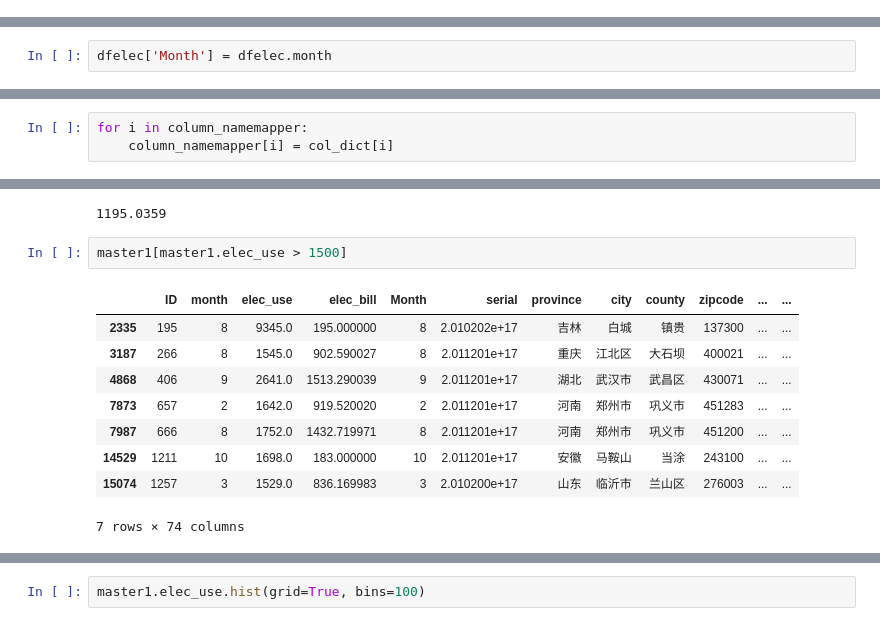
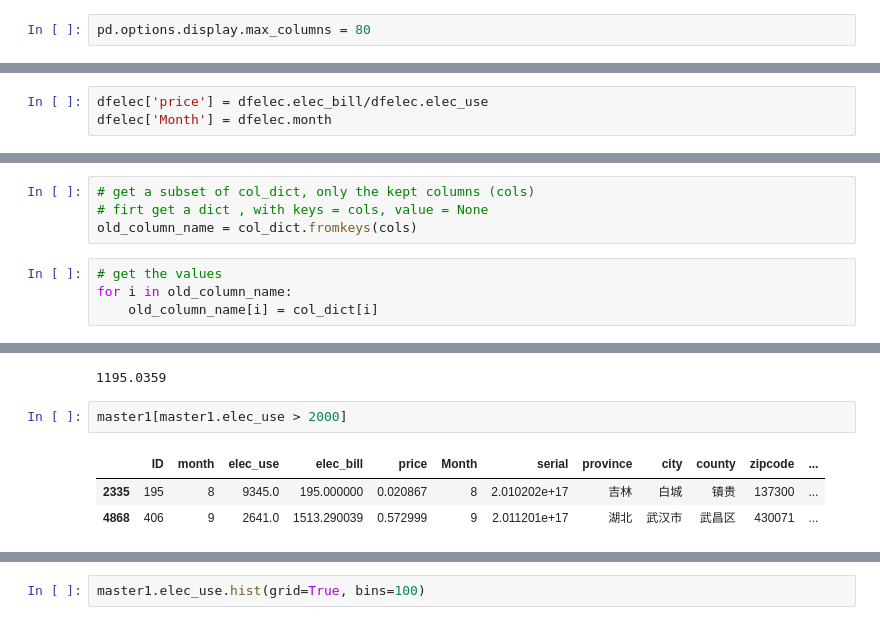
Before and after one commit to JK558/Land-Cover-UHI-Energy-Use, a Jupyter notebook: Land-Cover-UHI-Energy-Use.ipynb, the cells around one changed output, grey strips where cells are left out. Cells and saved outputs as stored; diff of their text form.

```diff
--- a/Land-Cover-UHI-Energy-Use.ipynb
+++ b/Land-Cover-UHI-Energy-Use.ipynb
@@ -12,3 +16,5 @@ import statsmodels.api as sm
+# %%
+pd.options.display.max_columns = 80
 # %% [markdown]
 ### Data Wrangling
 # %%
@@ -270,6 +311,7 @@ dfelec_bill.rename(columns={'variable':"month", 'value':'elec_bill'}, inplace=Tr
 # %%
 dfelec = pd.merge(dfelec_use, dfelec_bill, how='inner')
 # %%
+dfelec['price'] = dfelec.elec_bill/dfelec.elec_use
 dfelec['Month'] = dfelec.month
 # %%
 dfelec.head()
@@ -331,3 +370,8 @@ column_namemapper = col_dict.fromkeys(cols)
+# %%
+# get a subset of col_dict, only the kept columns (cols)
+# firt get a dict , with keys = cols, value = None
+old_column_name = col_dict.fromkeys(cols)
 # %%
-for i in column_namemapper:
-    column_namemapper[i] = col_dict[i]
+# get the values
+for i in old_column_name:
+    old_column_name[i] = col_dict[i]
@@ -1113,14 +1152,8 @@ master1.elec_use.quantile(.999)
 # %% [output]
 1195.0359
 # %%
-master1[master1.elec_use > 1500]
+master1[master1.elec_use > 2000]
 # %% [output]
-|  | ID | month | elec_use | elec_bill | Month | serial | province | city | county | zipcode | ... | ... |
-| 2335 | 195 | 8 | 9345.0 | 195.000000 | 8 | 2.010202e+17 | 吉林 | 白城 | 镇贵 | 137300 | ... | ... |
-| 3187 | 266 | 8 | 1545.0 | 902.590027 | 8 | 2.011201e+17 | 重庆 | 江北区 | 大石坝 | 400021 | ... | ... |
-| 4868 | 406 | 9 | 2641.0 | 1513.290039 | 9 | 2.011201e+17 | 湖北 | 武汉市 | 武昌区 | 430071 | ... | ... |
-| 7873 | 657 | 2 | 1642.0 | 919.520020 | 2 | 2.011201e+17 | 河南 | 郑州市 | 巩义市 | 451283 | ... | ... |
-| 7987 | 666 | 8 | 1752.0 | 1432.719971 | 8 | 2.011201e+17 | 河南 | 郑州市 | 巩义市 | 451200 | ... | ... |
-| 14529 | 1211 | 10 | 1698.0 | 183.000000 | 10 | 2.011201e+17 | 安徽 | 马鞍山 | 当涂 | 243100 | ... | ... |
-| 15074 | 1257 | 3 | 1529.0 | 836.169983 | 3 | 2.010200e+17 | 山东 | 临沂市 | 兰山区 | 276003 | ... | ... |
+|  | ID | month | elec_use | elec_bill | price | Month | serial | province | city | county | zipcode | ... |
+| 2335 | 195 | 8 | 9345.0 | 195.000000 | 0.020867 | 8 | 2.010202e+17 | 吉林 | 白城 | 镇贵 | 137300 | ... |
+| 4868 | 406 | 9 | 2641.0 | 1513.290039 | 0.572999 | 9 | 2.011201e+17 | 湖北 | 武汉市 | 武昌区 | 430071 | ... |
-7 rows × 74 columns
```
Also changed, not shown: parts of 183 cells of this notebook.
